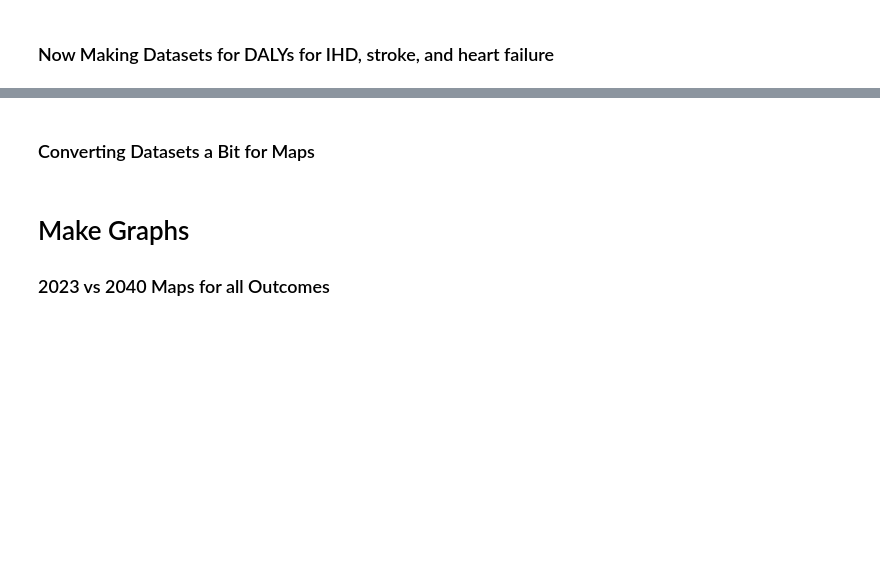
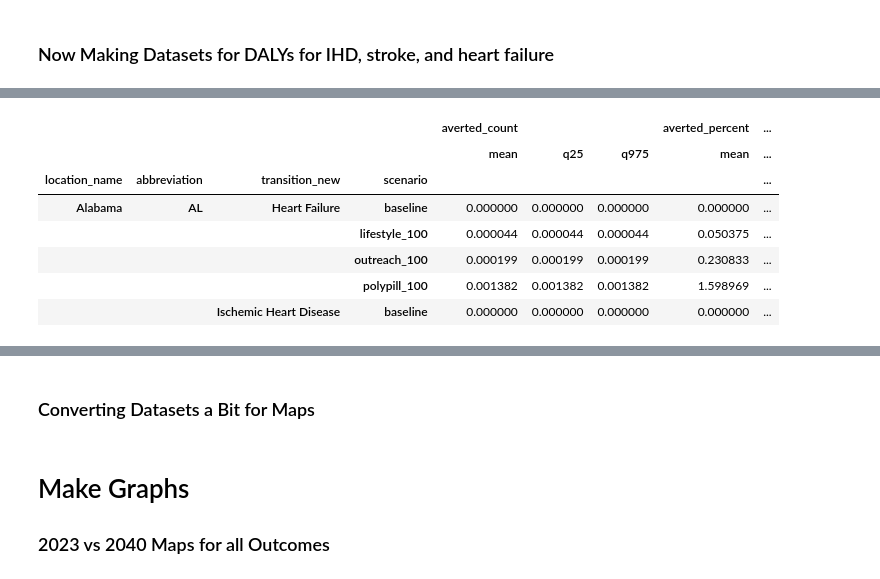
Before and after one commit to ihmeuw/vivarium_research_nih_us_cvd, a Jupyter notebook: map_figures_8.4.23.ipynb, the cells around one changed output, grey strips where cells are left out. Drawn from its saved outputs; the diff is of its cells as text; code cells hidden in the pictures; blank space fills up the shorter version.

```diff
--- a/map_figures_8.4.23.ipynb
+++ b/map_figures_8.4.23.ipynb
@@ -110,6 +112,8 @@ array(['US', 'Alabama', 'Alaska', 'Arizona', 'Arkansas', 'California',
 ### Starting with Incidence Counts for MI, stroke, and HF
 # %%
 person_time = person_time.groupby(['input_draw','year','scenario','location']).value.sum().reset_index()
+person_time_allyears = person_time.groupby(['input_draw','scenario','location']).value.sum().reset_index()
+person_time_allyears = person_time_allyears.rename(columns = {'value':'ptvalue'})
 person_time = person_time.rename(columns = {'value':'ptvalue'})
 #person_time
 # %%
@@ -185,7 +275,16 @@ daly_state_rate_total['averted_percent'] = 100*((daly_state_rate_total['baseline
 # %%
-daly_state_rate_summ = (daly_state_rate_total
-                      .groupby(['year','location_name','abbreviation','transition_new','scenario'])
+daly_state_allyear_rate_summ = (daly_state_allyear_rate_total
+                      .groupby(['location_name','abbreviation','transition_new','scenario'])
                       .aggregate({'averted_count':['mean',q25,q975],
                                   'averted_percent':['mean',q25,q975],
                                  'rate':['mean',q25,q975]}))
-#daly_state_rate_summ.head()
+daly_state_allyear_rate_summ.head()
+# %% [output]
+|  |  |  |  | averted_count |  |  | averted_percent | ... |
+|  |  |  |  | mean | q25 | q975 | mean | ... |
+| location_name | abbreviation | transition_new | scenario |  |  |  |  | ... |
+| Alabama | AL | Heart Failure | baseline | 0.000000 | 0.000000 | 0.000000 | 0.000000 | ... |
+|  |  |  | lifestyle_100 | 0.000044 | 0.000044 | 0.000044 | 0.050375 | ... |
+|  |  |  | outreach_100 | 0.000199 | 0.000199 | 0.000199 | 0.230833 | ... |
+|  |  |  | polypill_100 | 0.001382 | 0.001382 | 0.001382 | 1.598969 | ... |
+|  |  | Ischemic Heart Disease | baseline | 0.000000 | 0.000000 | 0.000000 | 0.000000 | ... |
```
Also changed, not shown: parts of 16 cells of this notebook, 10 other files.
